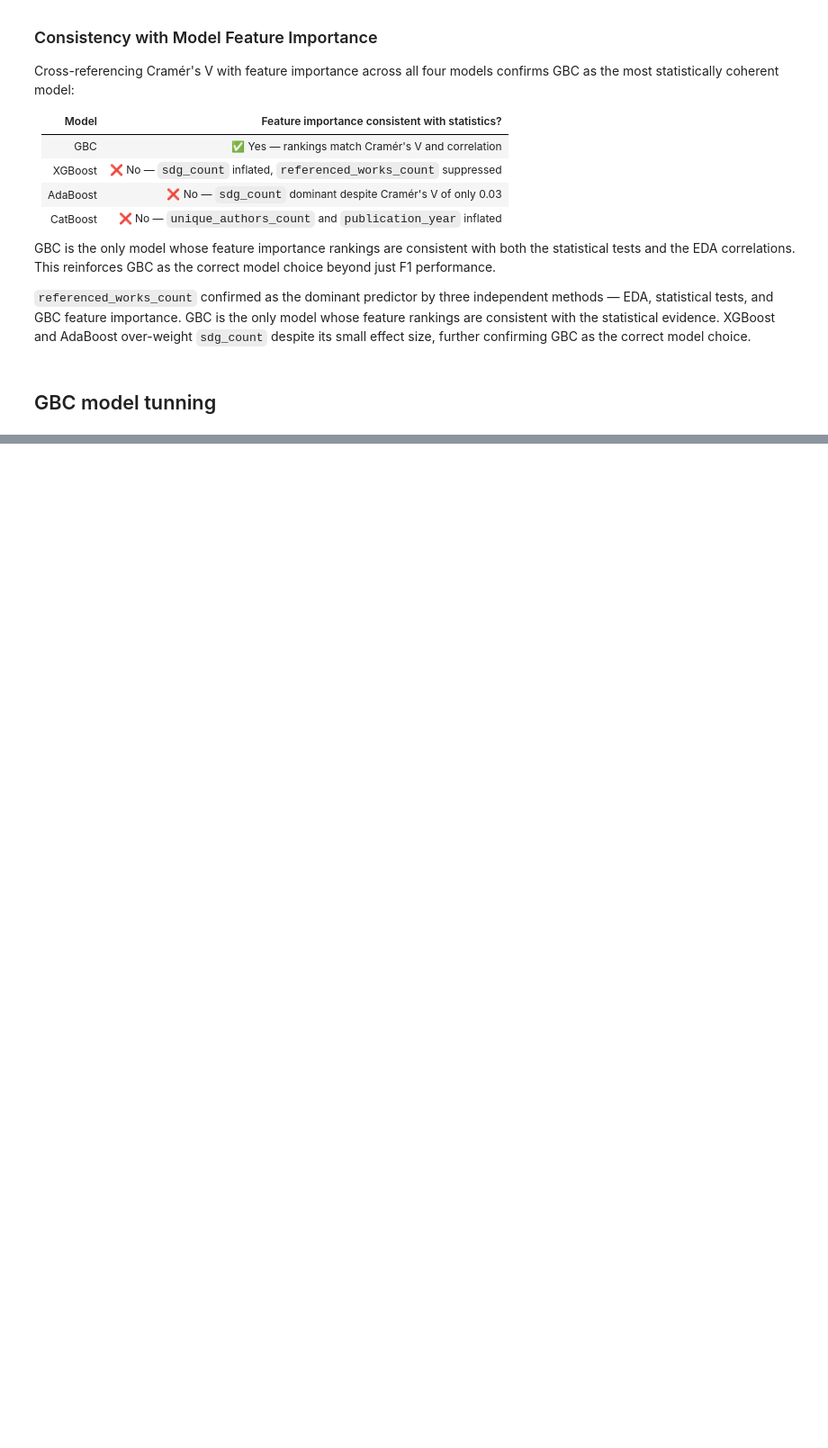
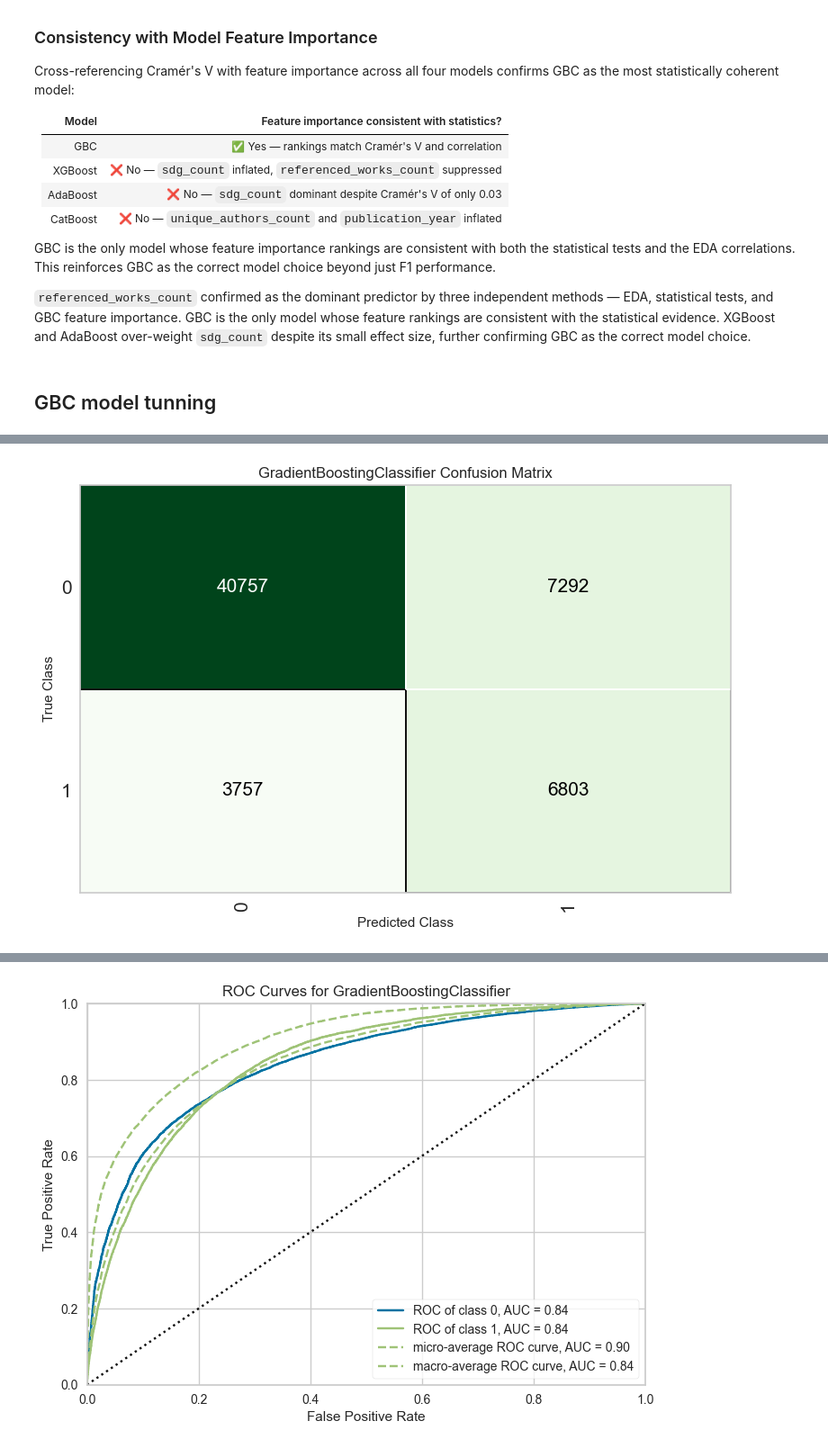
Before and after one commit to AnnaIgumnova/ai-paper-impact-predictor, a Jupyter notebook: notebooks/10_AI_Papers_modelling_trimmed.ipynb, the cells around one changed output, grey strips where cells are left out. Shown at 90% size. Saved outputs shown, nothing was run; the diff lists cells and outputs as text; code cells hidden in the pictures; blank space fills up the shorter version.

Commit message:
Tunned GBC model

```diff
--- a/notebooks/10_AI_Papers_modelling_trimmed.ipynb
+++ b/notebooks/10_AI_Papers_modelling_trimmed.ipynb
@@ -486,0 +522,22 @@ print("Saved: models/gbc_tuned.pkl")
+# %%
+# =============================================================================
+# NOTEBOOK 10 | CELL — TUNED GBC TEST SET EVALUATION
+# =============================================================================
+
+# --- 1. Plots ---
+
+# Confusion matrix
+plot_model(tuned_gbc, plot='confusion_matrix')
+
+# AUC-ROC curve
+plot_model(tuned_gbc, plot='auc')
+
+# Precision-Recall curve
+plot_model(tuned_gbc, plot='pr')
+
+# Classification report
+plot_model(tuned_gbc, plot='class_report')
+
+# Feature importance
+plot_model(tuned_gbc, plot='feature_all')
+# %% [output]
@@ -486,0 +545 @@ print("Saved: models/gbc_tuned.pkl")
+[figure, added]
@@ -486,0 +547 @@ print("Saved: models/gbc_tuned.pkl")
+[figure, added]
```
Also changed, not shown: parts of 4 cells of this notebook, 6 other files.
